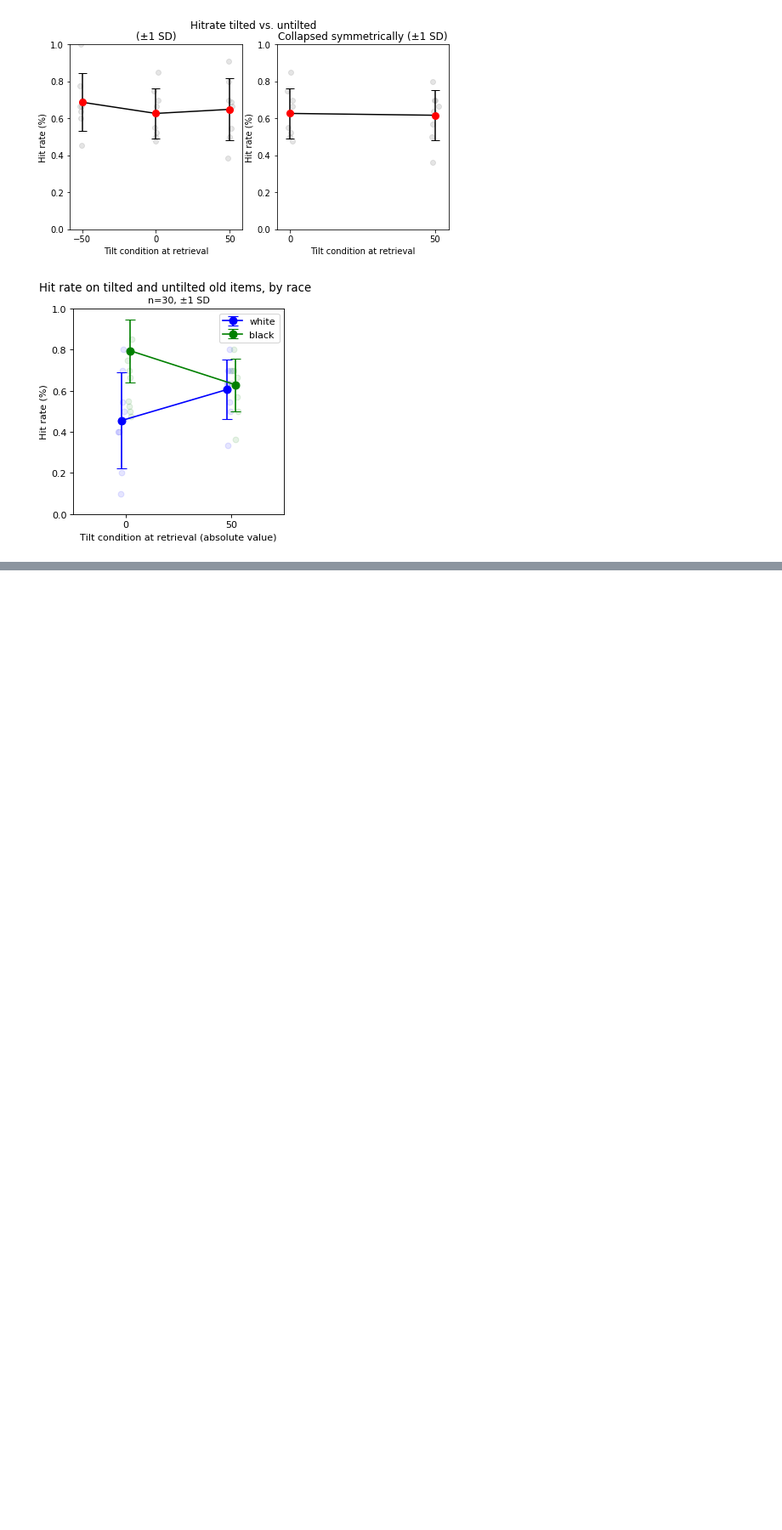
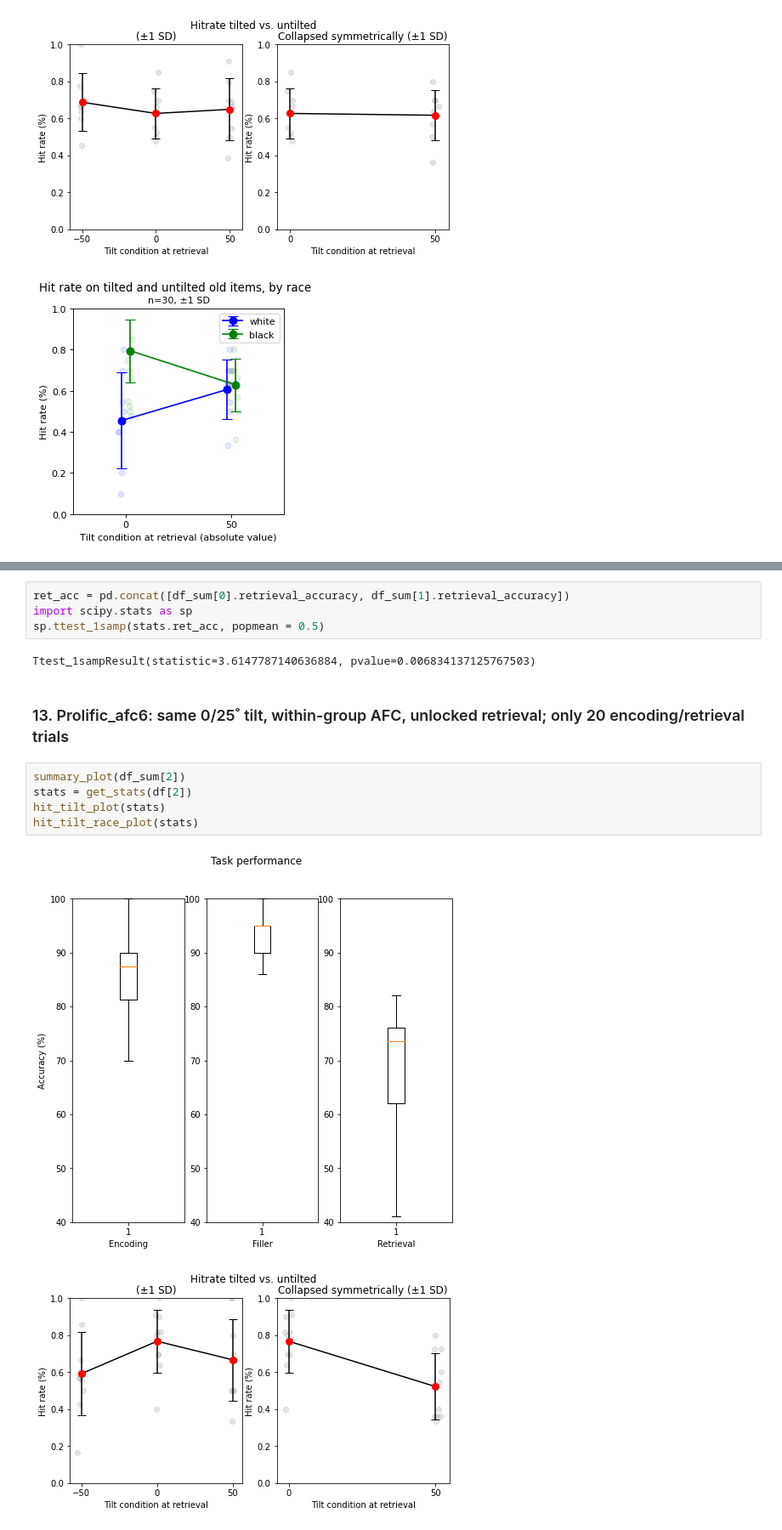
Before and after one commit to csiyer/memory_bias_thesis, a Jupyter notebook: results/scripts/summarize_pilots.ipynb, the cells around one changed output, grey strips where cells are left out. Shown at 85% size. Drawn from its saved outputs; the diff is of its cells as text; blank space fills up the shorter version.

```diff
--- a/results/scripts/summarize_pilots.ipynb
+++ b/results/scripts/summarize_pilots.ipynb
@@ -667,0 +721,16 @@ hit_tilt_race_plot(stats)
+# %%
+ret_acc = pd.concat([df_sum[0].retrieval_accuracy, df_sum[1].retrieval_accuracy])
+import scipy.stats as sp
+sp.ttest_1samp(stats.ret_acc, popmean = 0.5)
+# %% [output]
+Ttest_1sampResult(statistic=3.6147787140636884, pvalue=0.006834137125767503)
+# %% [markdown]
+### 13. Prolific_afc6: same 0/25˚ tilt, within-group AFC, unlocked retrieval; only 20 encoding/retrieval trials
+# %%
+summary_plot(df_sum[2])
+stats = get_stats(df[2])
+hit_tilt_plot(stats)
+hit_tilt_race_plot(stats)
+# %% [output]
+[figure, added]
+[figure, added]
```
Also changed, not shown: parts of 10 cells of this notebook, 7 other files.
